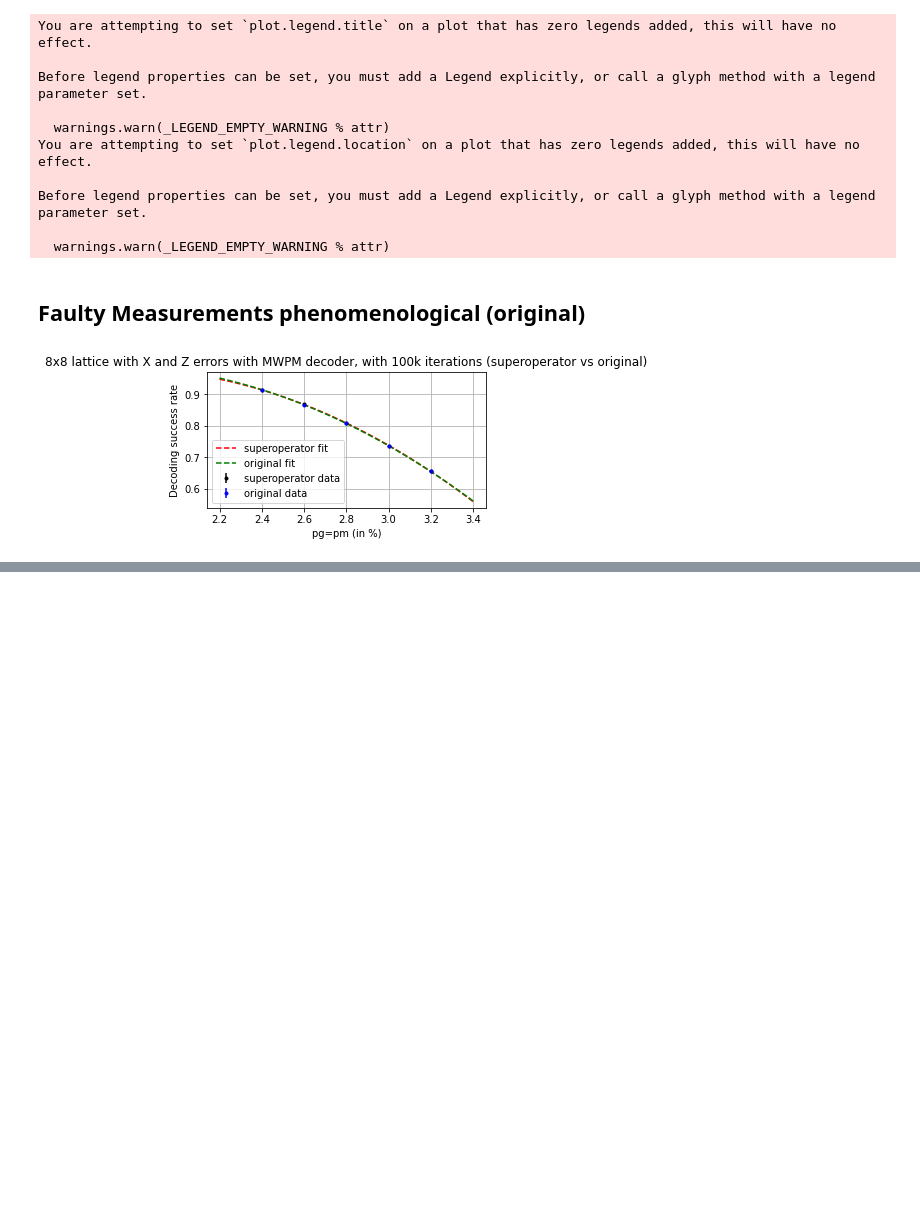
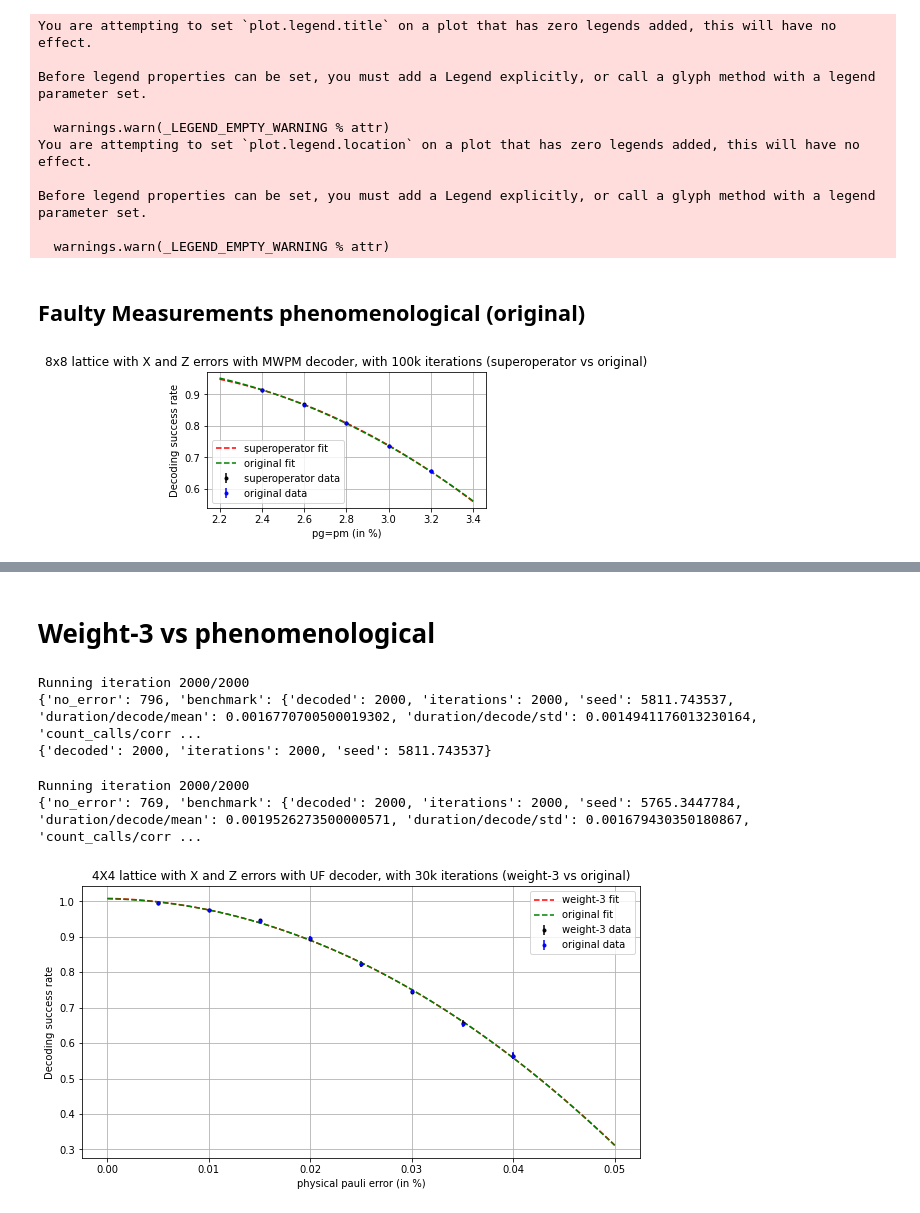
Before and after one commit to siddhantphy/qsurface, a Jupyter notebook: qsurface/running/testing.ipynb, the cells around one changed output, grey strips where cells are left out. Cells and saved outputs as stored; diff of their text form; code cells hidden in the pictures; blank space fills up the shorter version.

Commit message:
weight-3 phenomenological done

```diff
--- a/qsurface/running/testing.ipynb
+++ b/qsurface/running/testing.ipynb
@@ -160,0 +175,70 @@ create_phenomenological_weight_3_toric_superoperator(0.01,0.9, [0.03, 0.05, 0.06
+# %% [markdown]
+# Weight-3 vs phenomenological
+# %%
+p_bitflip = 0.05
+p_phaseflip = 0.05
+p_bitflip_plaq = 0.05
+p_bitflip_star = 0.05
+
+benchmarker = BenchmarkDecoder({
+        "decode": ["duration", "value_to_list"],
+        "correct_edge": "count_calls",})
+
+code, decoder = initialize((4,4), "toric", "unionfind", enabled_errors=["pauli"], plotting=False, initial_states=(0,0), faulty_measurements=True)
+print(run(code, decoder, iterations=2000, error_rates={"p_bitflip": p_bitflip, "p_phaseflip": p_phaseflip, "p_bitflip_plaq": p_bitflip_plaq, "p_bitflip_star": p_bitflip_star}, decode_initial=False, benchmark=benchmarker))
+print(benchmarker.data)
+# %lprun -f run run(code, decoder, iterations=10, decode_initial=False)
+# %% [output]
+Running iteration 2000/2000
+{'no_error': 796, 'benchmark': {'decoded': 2000, 'iterations': 2000, 'seed': 5811.743537, 'duration/decode/mean': 0.0016770700500019302, 'duration/decode/std': 0.0014941176013230164, 'count_calls/corr ...
+{'decoded': 2000, 'iterations': 2000, 'seed': 5811.743537}
+# %%
+code, decoder = initialize((4,4), "weight_3_toric", "unionfind", plotting=False, superoperator_enable=True, sup_op_file="phenomenological_wt_3_toric_px_0.05_pz_0.05_prx_0.05_prz_0.05_pmx_0.05_pmz_0.05_ghz_1.csv", initial_states=(0,0))
+benchmarker = BenchmarkDecoder({
+        "decode": ["duration", "value_to_list"],
+        "correct_edge": "count_calls",})
+print(run(code, decoder, iterations=2000, decode_initial=False, benchmark=benchmarker))
+# %% [output]
+Running iteration 2000/2000
+{'no_error': 769, 'benchmark': {'decoded': 2000, 'iterations': 2000, 'seed': 5765.3447784, 'duration/decode/mean': 0.0019526273500000571, 'duration/decode/std': 0.001679430350180867, 'count_calls/corr ...
+# %%
+import numpy as np
+from scipy.optimize import curve_fit
+import matplotlib.pyplot as plt
+import math
+
+weight_3 = np.array([0.9945666667, 0.9770333333, 0.9465333333, 0.8950666667, 0.8226666667, 0.7457333333, 0.6566, 0.5643666667])
+
+original = np.array([0.9946666666666667, 0.9762833333333333, 0.9440833333333334, 0.8974833333333333, 0.8236833333333333, 0.7462, 0.6551666666666667, 0.5647333333333333])
+rates = np.array([0.005, 0.01, 0.015, 0.02, 0.025, 0.03, 0.035, 0.04])
+iterations = 30000
+
+def fitting_function(x, a0, a1, a2, mu, pth):
+    return a0+a1*(x-pth)*(8**(1/mu))+a2*((x-pth)**2)*(8**(2/mu))
+
+def err(x):
+    return math.sqrt((x**2 * (1-x) + x * (1-x)**2 )/3000)
+error_wt_3 = [err(x) for x in weight_3]
+error_original = [err(x) for x in original]
+
+rng = np.random.default_rng()
+popt_super, pcov_super = curve_fit(fitting_function, rates, weight_3)
+popt_original, pcov_original = curve_fit(fitting_function, rates, original)
+
+fig = plt.figure(figsize=(10,5))
+fig.set_facecolor("w")
+ax1 = fig.add_subplot()
+ax1.set_title('4X4 lattice with X and Z errors with UF decoder, with 30k iterations (weight-3 vs original)')
+ax1.set_ylabel('Decoding success rate')
+ax1.set_xlabel('physical pauli error (in %)')
+plt.grid()
+
+plt.errorbar(rates,weight_3,yerr=error_wt_3, fmt='k.')
+plt.plot(np.linspace(0.0, 0.05, 100),fitting_function(np.linspace(0.0, 0.05, 100),popt_super[0],popt_super[1],popt_super[2],popt_super[3],popt_super[4]),'r--', label='superoperator')
+
+plt.errorbar(rates,original,yerr=error_original,fmt='b.')
+plt.plot(np.linspace(0.0, 0.05, 100),fitting_function(np.linspace(0.0, 0.05, 100),popt_original[0],popt_original[1],popt_original[2],popt_original[3],popt_original[4]),'g--', label='original')
+plt.legend(['weight-3 fit','original fit','weight-3 data','original data'])
+plt.savefig('comparison.pdf')
+# %% [output]
+[figure, added]
```
Also changed, not shown: parts of 6 cells of this notebook, 8 other files.
